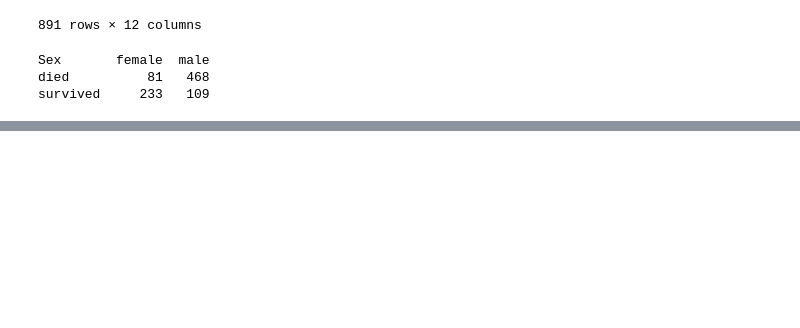
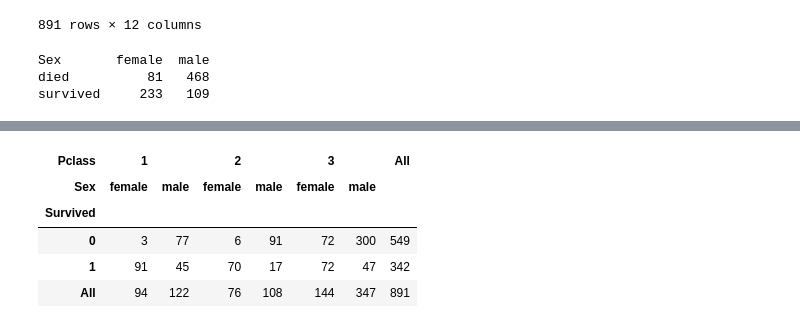
Before and after one commit to Shane360/Python-Practice-Code, a Jupyter notebook: Python-for-data-analyis-practice.ipynb, the cells around one changed output, grey strips where cells are left out. Drawn from its saved outputs; the diff is of its cells as text; code cells hidden in the pictures; blank space fills up the shorter version.

```diff
--- a/Python-for-data-analyis-practice.ipynb
+++ b/Python-for-data-analyis-practice.ipynb
@@ -365,0 +397,13 @@ survived_class
+# %%
+surv_sex_class = pd.crosstab(index = titanic_train["Survived"],
+                            columns = [titanic_train["Pclass"],
+                                       titanic_train["Sex"]],
+                             margins = True)                       #Include row and column totals
+surv_sex_class
+# %% [output]
+| Pclass | 1 |  | 2 |  | 3 |  | All |
+| Sex | female | male | female | male | female | male |  |
+| Survived |  |  |  |  |  |  |  |
+| 0 | 3 | 77 | 6 | 91 | 72 | 300 | 549 |
+| 1 | 91 | 45 | 70 | 17 | 72 | 47 | 342 |
+| All | 94 | 122 | 76 | 108 | 144 | 347 | 891 |
```
Also changed, not shown: parts of 9 cells of this notebook.
